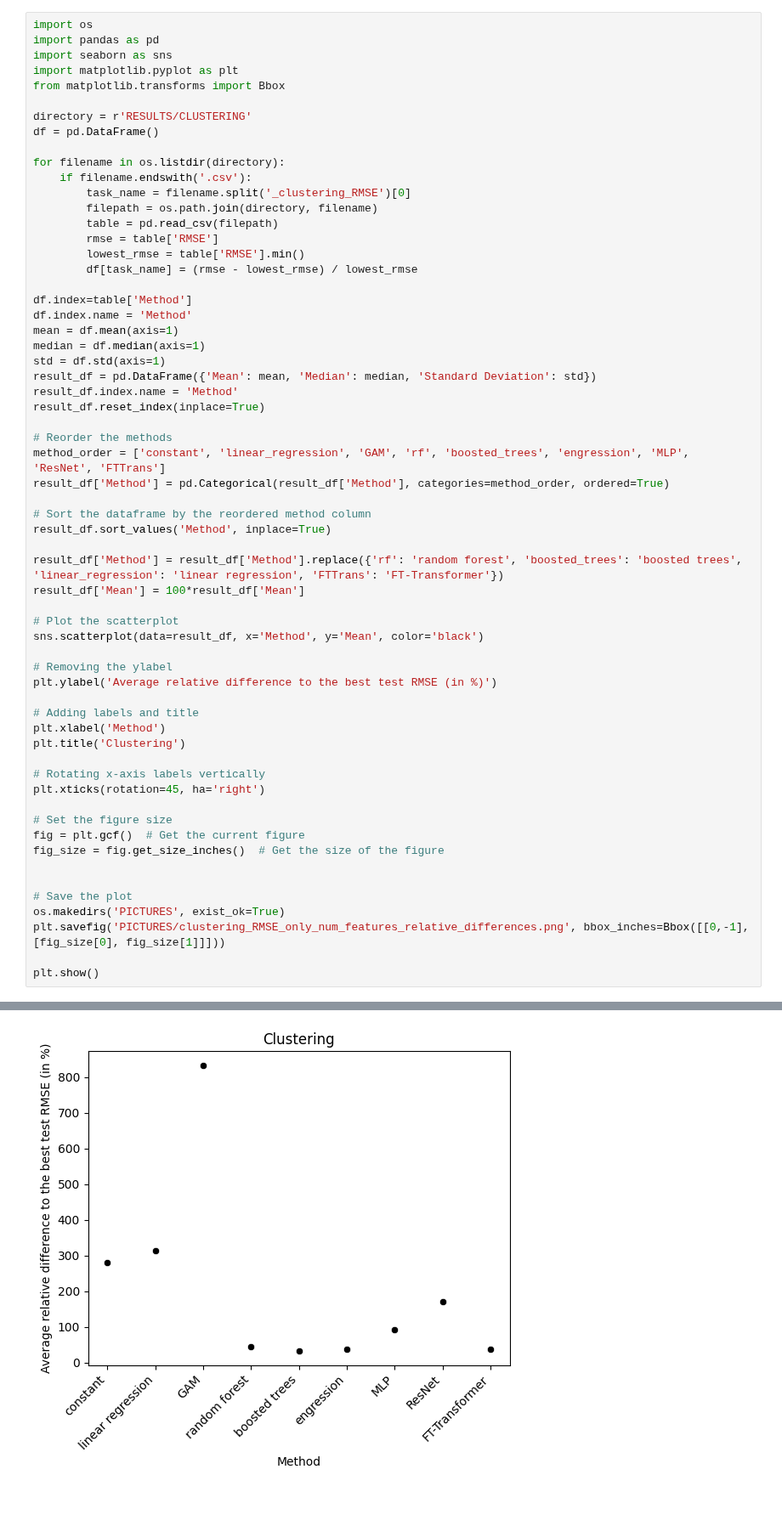
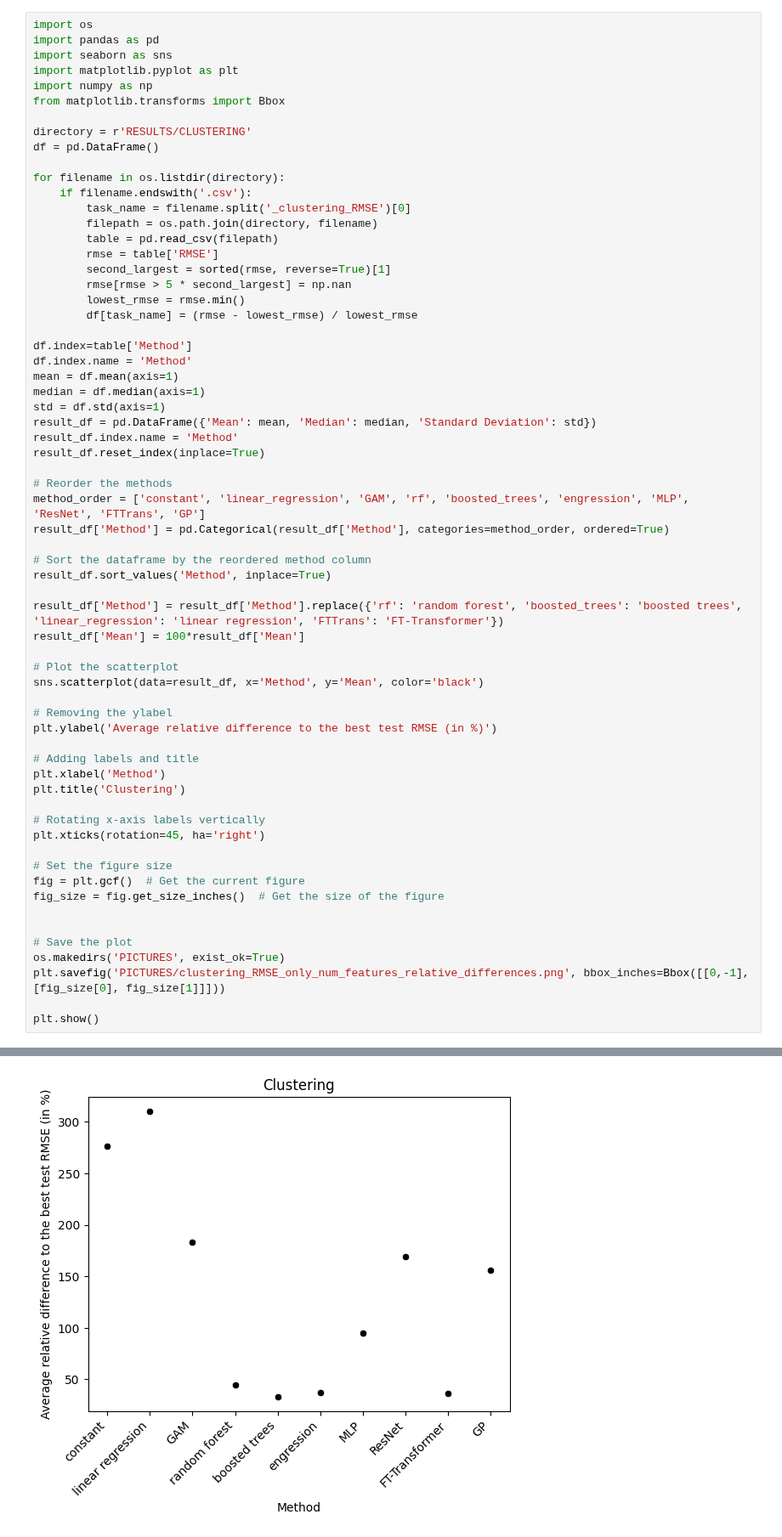
Before and after one commit to mmaninetti/ML_models_for_extrapolation, a Jupyter notebook: ONLY NUMERICAL FEATURES/REGRESSION/RMSE/analysis_relative_differences.ipynb, the cells around one changed output, grey strips where cells are left out. Shown at 85% size. Drawn from its saved outputs; the diff is of its cells as text; blank space fills up the shorter version.

```diff
--- a/ONLY NUMERICAL FEATURES/REGRESSION/RMSE/analysis_relative_differences.ipynb
+++ b/ONLY NUMERICAL FEATURES/REGRESSION/RMSE/analysis_relative_differences.ipynb
@@ -3,6 +3,7 @@ import os
 import pandas as pd
 import seaborn as sns
 import matplotlib.pyplot as plt
+import numpy as np
 from matplotlib.transforms import Bbox
 
 directory = r'RESULTS/CLUSTERING'
@@ -14,7 +15,9 @@ for filename in os.listdir(directory):
         filepath = os.path.join(directory, filename)
         table = pd.read_csv(filepath)
         rmse = table['RMSE']
-        lowest_rmse = table['RMSE'].min()
+        second_largest = sorted(rmse, reverse=True)[1]
+        rmse[rmse > 5 * second_largest] = np.nan
+        lowest_rmse = rmse.min()
         df[task_name] = (rmse - lowest_rmse) / lowest_rmse
 
 df.index=table['Method']
@@ -27,7 +30,7 @@ result_df.index.name = 'Method'
 result_df.reset_index(inplace=True)
 
 # Reorder the methods
-method_order = ['constant', 'linear_regression', 'GAM', 'rf', 'boosted_trees', 'engression', 'MLP', 'ResNet', 'FTTrans']
+method_order = ['constant', 'linear_regression', 'GAM', 'rf', 'boosted_trees', 'engression', 'MLP', 'ResNet', 'FTTrans', 'GP']
 result_df['Method'] = pd.Categorical(result_df['Method'], categories=method_order, ordered=True)
 
 # Sort the dataframe by the reordered method column
@@ -63,4 +83,4 @@ plt.show()
-[figure, old version]
+[figure, new version]
 # %%
 import os
 import pandas as pd
```
Also changed, not shown: parts of 9 cells of this notebook, 26 other files.
